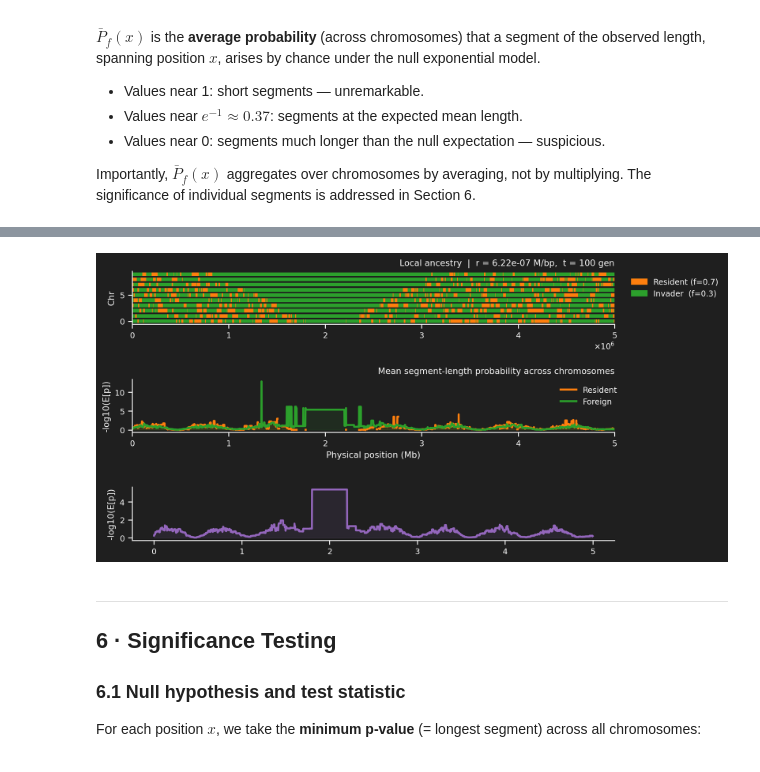
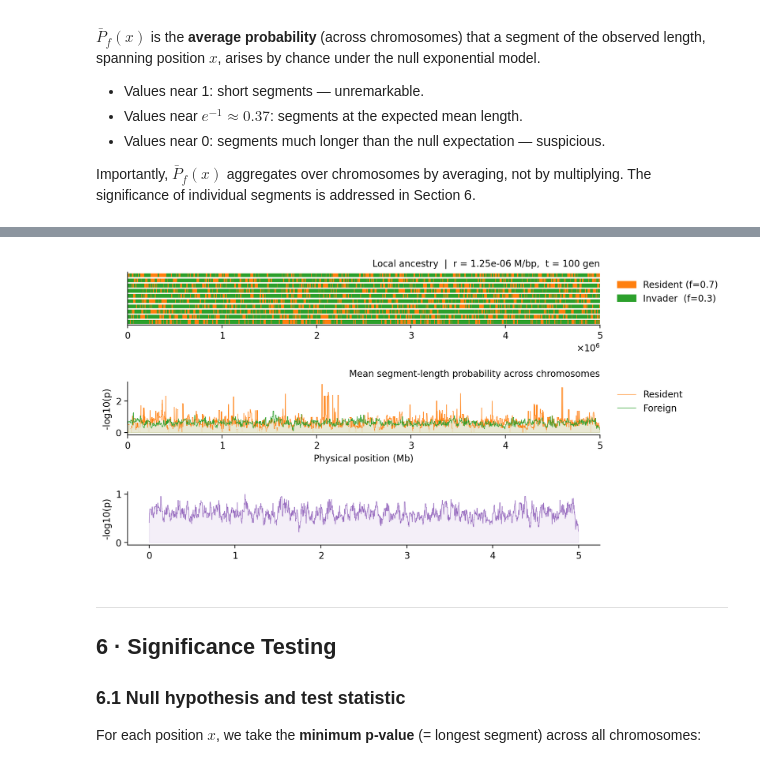
Before and after one commit to munch-group/lai-segment-analysis, a Jupyter notebook: local_ancestry_analysis.ipynb, the cells around one changed output, grey strips where cells are left out. Saved outputs shown, nothing was run; the diff lists cells and outputs as text; code cells hidden in the pictures.

```diff
--- a/local_ancestry_analysis.ipynb
+++ b/local_ancestry_analysis.ipynb
@@ -180,8 +180,13 @@ rng_map       = np.random.default_rng(seed=42)
 physical_map  = np.linspace(0, CHROM_LENGTH, N_MAP_POINTS)   # bp
 rate_per_bp   = 1e-7 * (1 + 0.5 * rng_map.random(N_MAP_POINTS))  # Morgans/bp, with spatial variation
 
-wave = np.sin(physical_map/100000)/2 + 0.5
-rate_per_bp *= wave * 10
+rate_per_bp *= 10
+
+# ------------------------------------------------------------
+# # Add a large-scale wave pattern to the recombination rate, to make it more realistic
+# wave = np.sin(physical_map/100000)/2 + 0.5
+# rate_per_bp *= wave * 10
+# ------------------------------------------------------------
 
 genetic_map   = np.cumsum(rate_per_bp * np.diff(physical_map, prepend=0))  # cumulative Morgans
 
@@ -483,30 +472,21 @@ Mean invader  tract: 23 kb
 # %%
 # ── Plot chromosome diagram ──────────────────────────────────────────────────
-fig, ax = plt.subplots(figsize=(10, 4))
+fig, ax = plt.subplots(figsize=(10, 3))
 
 for i, ch in enumerate(chroms):
     for (s, e, anc) in ch:
-        ax.barh(i, e-s, left=s, height=0.72,
+        ax.barh(i-0.5, e-s, left=s, height=0.9,
                 color=COLOR[anc], linewidth=0)
 
-ax.annotate('injected foreign (1.8 Mb, ≈5.4× mean)', xy=(2.7e6, 0),
-            xytext=(3.5e6, -0.8), fontsize=9,
-            arrowprops=dict(arrowstyle='->',  lw=1.2))
-ax.annotate('injected resident (1.6 Mb, ≈11× mean)', xy=(1.2e6, 3),
-            xytext=(0.2e6, 4.0), fontsize=9,
-            arrowprops=dict(arrowstyle='->', lw=1.2))
-
 ax.set_xlim(0, CHROM_LENGTH)
-ax.set_ylim(-1.2, N_CHROMOSOMES - 0.3)
-ax.set_yticks(range(N_CHROMOSOMES), [f'Chr {i+1}' for i in range(N_CHROMOSOMES)])
-# ax.set_xlabel('Physical position (Mb)')
-# ax.set_xticks(ax.get_xticks(), [f'{x:.0f}' for x in ax.get_xticks()/1e6])
+ax.set_ylim(-1.2, N_CHROMOSOMES - 1)
+ax.set_yticks([])
 
 patches = [mpatches.Patch(color=COLOR['resident'], label=f'Resident (f={F_RES})'),
            mpatches.Patch(color=COLOR['foreign'],  label=f'Invader  (f={F_INV})')]
 ax.legend(handles=patches, bbox_to_anchor=(1.02, 1))
 ax.set_title(
-    f'Simulated local ancestry  |  r={r:.2e} M/bp, t={T} gen  (res={mean_res/1e3:.0f} kb, inv={mean_inv/1e3:.0f} kb)')
+    f'Simulated local ancestry: r={r:.2e} M/bp, t={T} gen  (res={mean_res/1e3:.0f} kb, inv={mean_inv/1e3:.0f} kb)')
 
 plt.tight_layout()
 plt.savefig('chromosome_diagram.png', dpi=150, bbox_inches='tight')
@@ -588,47 +568,42 @@ for i, ch in enumerate(chroms):
         ax1.barh(i, e-s, left=s, height=0.72,
                  color=COLOR[anc], linewidth=0)
 ax1.set_xlim(0, CHROM_LENGTH); ax1.set_ylim(-0.6, N_CHROMOSOMES - 0.4)
-# ax1.set_yticks(range(N_CHROMOSOMES))
-# ax1.set_yticklabels([str(i+1) for i in range(N_CHROMOSOMES)])
-ax1.set_ylabel('Chr')
+ax1.set_yticks([])
 
 patches = [mpatches.Patch(color=COLOR['resident'], label=f'Resident (f={F_RES})'),
            mpatches.Patch(color=COLOR['foreign'],  label=f'Invader  (f={F_INV})')]
 ax1.legend(handles=patches, bbox_to_anchor=(1.02, 1))
 ax1.set_title(f'Local ancestry  |  r = {r:.2e} M/bp,  t = {T} gen')
 
 # Mean probability
 ax2 = axes[1]
 mb  = eval_pos / 1e6
 
 for anc in ('resident', 'foreign'):
-    ax2.plot(mb, mean_prob[anc], color=COLOR[anc], lw=2.2,
+    ax2.plot(mb, mean_prob[anc], color=COLOR[anc], lw=0.5,
              label=f'{anc.capitalize()}')
     ax2.fill_between(mb, mean_prob[anc], alpha=0.10, color=COLOR[anc])
 
-# ax2.axhline(np.exp(-1), color='white', lw=0.9, ls='--',
-#             label=r'$e^{-1}\approx 0.37$  (prob. at mean tract length)')
 ax2.set_xlim(0, CHROM_LENGTH/1e6)
-#ax2.set_ylim(0, 1.05)
 ax2.set_xlabel('Physical position (Mb)')
-ax2.set_ylabel('-log10(E[p])')
+ax2.set_ylabel('-log10(p)')
 ax2.legend(bbox_to_anchor=(1.02, 1))
 ax2.set_title('Mean segment-length probability across chromosomes')
 
 ax3 = axes[2]
 anc='both'
-ax3.plot(mb, mean_prob[anc], color=COLOR[anc], lw=2.2,
+ax3.plot(mb, mean_prob[anc], color=COLOR[anc], lw=0.5,
             label=f'{anc.capitalize()}')
 ax3.fill_between(mb, mean_prob[anc], alpha=0.10, color=COLOR[anc])
-ax3.set_ylabel('-log10(E[p])')
+ax3.set_ylabel('-log10(p)')
 
 
 plt.tight_layout(pad=1.5)
 plt.savefig('mean_probability_profile.png', dpi=150,
             bbox_inches='tight')
 plt.show()
 # %% [output]
-[figure, old version]
+[figure, new version]
 # %% [markdown]
 ---
 <a id="section-6"></a>
```
Also changed, not shown: parts of 14 cells of this notebook.
